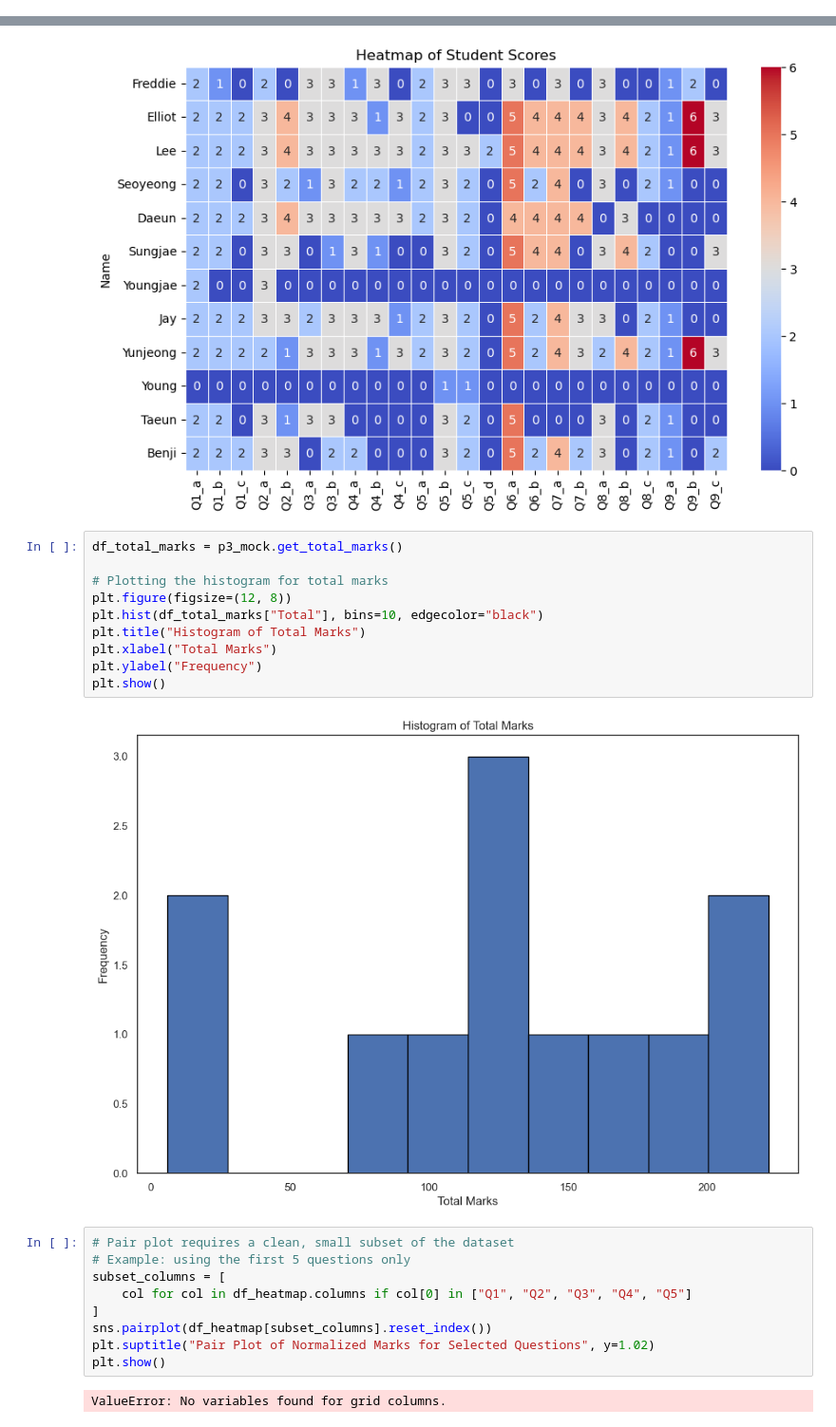
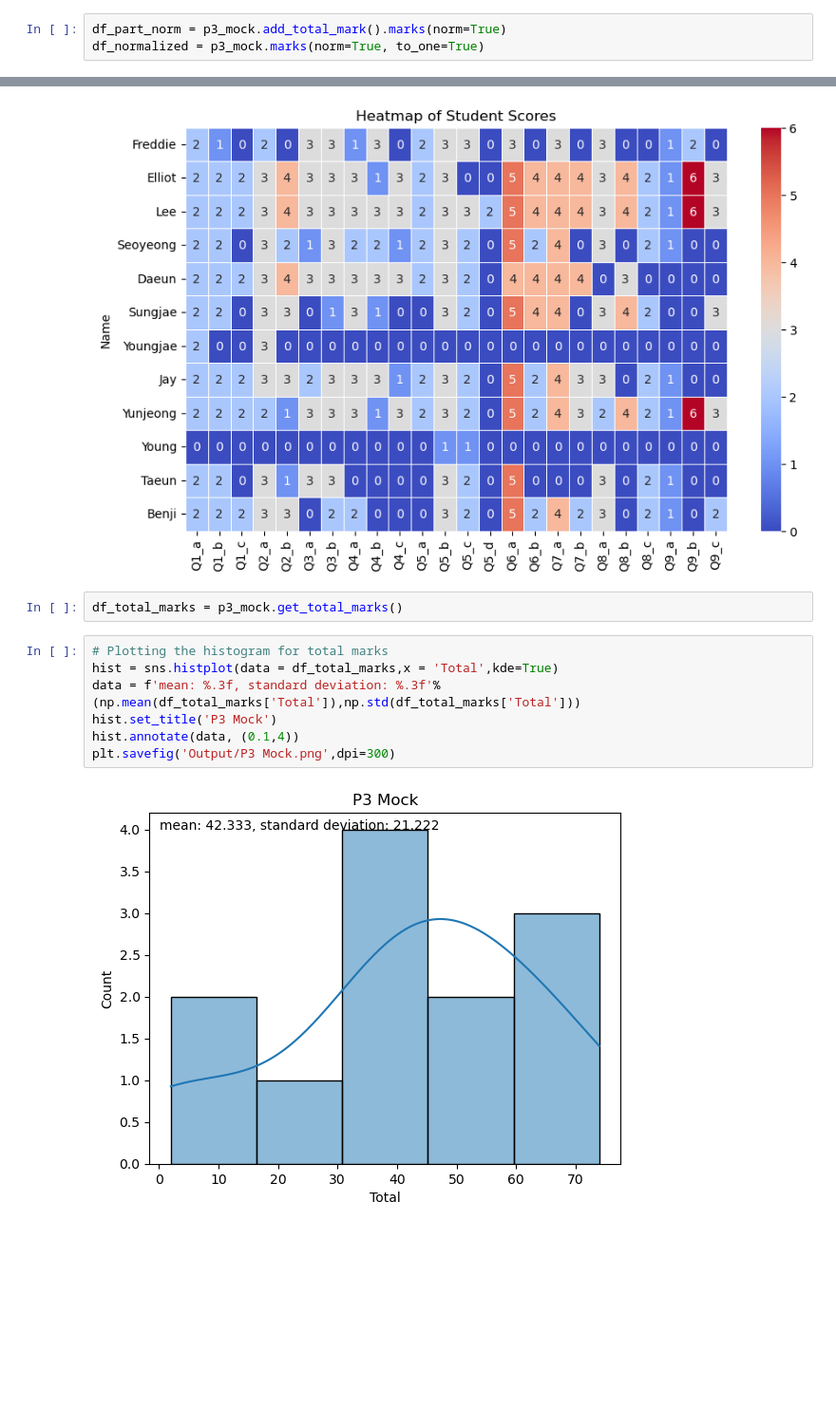
Before and after one commit to dlehdgk/assessments, a Jupyter notebook: example.ipynb, the cells around one changed output, grey strips where cells are left out. Shown at 95% size. Drawn from its saved outputs; the diff is of its cells as text; blank space fills up the shorter version.

```diff
--- a/example.ipynb
+++ b/example.ipynb
@@ -9,3 +8,6 @@ df_normalized = p3_mock.marks(norm=True, to_one=True)
+# %%
+df_part_norm = p3_mock.add_total_mark().marks(norm=True)
+df_normalized = p3_mock.marks(norm=True, to_one=True)
 # %%
 heatmap_data = table.set_index("Name")
 plt.figure(figsize=(10, 6))
@@ -14,26 +16,14 @@ plt.title("Heatmap of Student Scores")
 plt.show()
 # %% [output]
 [figure]
-# %%
-df_total_marks = p3_mock.get_total_marks()
-
-# Plotting the histogram for total marks
-plt.figure(figsize=(12, 8))
-plt.hist(df_total_marks["Total"], bins=10, edgecolor="black")
-plt.title("Histogram of Total Marks")
-plt.xlabel("Total Marks")
-plt.ylabel("Frequency")
-plt.show()
-# %% [output]
-[figure, removed]
-# %%
-# Pair plot requires a clean, small subset of the dataset
-# Example: using the first 5 questions only
-subset_columns = [
-    col for col in df_heatmap.columns if col[0] in ["Q1", "Q2", "Q3", "Q4", "Q5"]
-]
-sns.pairplot(df_heatmap[subset_columns].reset_index())
-plt.suptitle("Pair Plot of Normalized Marks for Selected Questions", y=1.02)
-plt.show()
-# %% [output]
-ValueError: No variables found for grid columns.
+# %%
+df_total_marks = p3_mock.get_total_marks()
+# %%
+# Plotting the histogram for total marks
+hist = sns.histplot(data = df_total_marks,x = 'Total',kde=True)
+data = f'mean: %.3f, standard deviation: %.3f'%(np.mean(df_total_marks['Total']),np.std(df_total_marks['Total']))
+hist.set_title('P3 Mock')
+hist.annotate(data, (0.1,4))
+plt.savefig('Output/P3 Mock.png',dpi=300)
+# %% [output]
+[figure, added]
```
Also changed, not shown: parts of 2 cells of this notebook, 18 other files.
